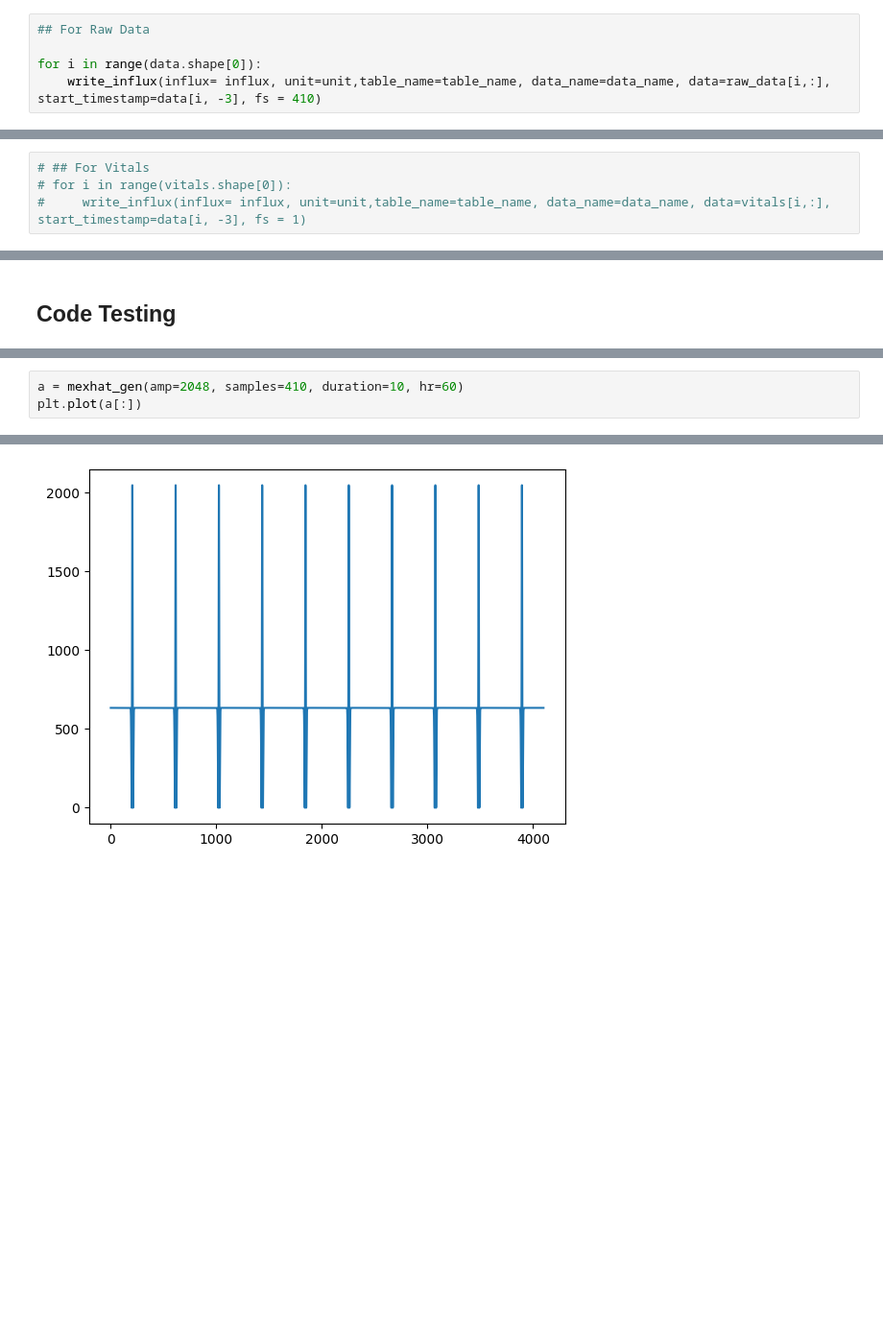
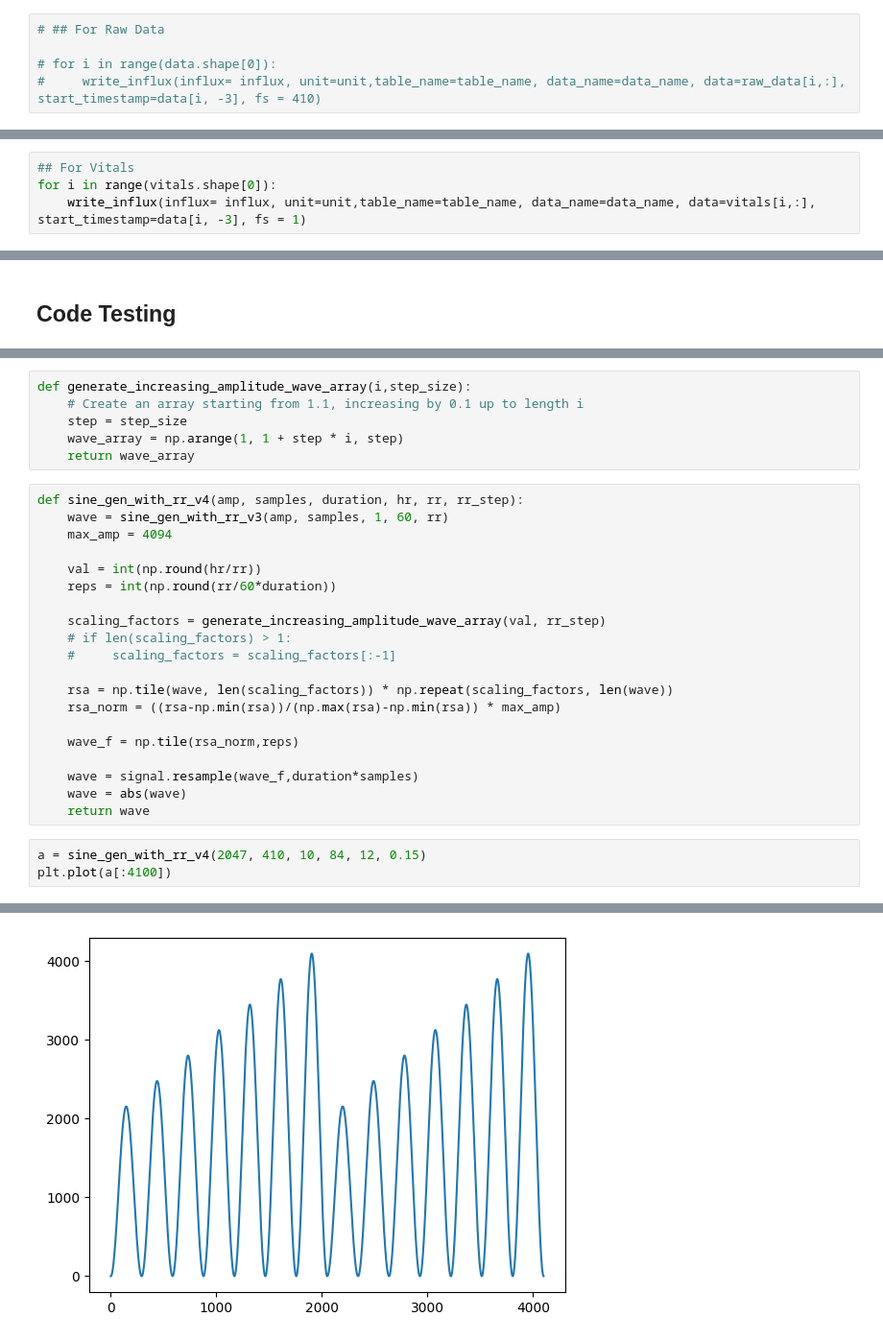
Before and after one commit to zaidpitafi/heartsim, a Jupyter notebook: z.ipynb, the cells around one changed output, grey strips where cells are left out. Shown: that part at 96% size. Saved outputs shown, nothing was run; the diff lists cells and outputs as text; blank space fills up the shorter version.

```diff
--- a/z.ipynb
+++ b/z.ipynb
@@ -85,5 +101,5 @@ plt.plot(raw_data[0,:2200])
 # %%
-## For Raw Data
+# ## For Raw Data
 
-for i in range(data.shape[0]):
-    write_influx(influx= influx, unit=unit,table_name=table_name, data_name=data_name, data=raw_data[i,:], start_timestamp=data[i, -3], fs = 410)
+# for i in range(data.shape[0]):
+#     write_influx(influx= influx, unit=unit,table_name=table_name, data_name=data_name, data=raw_data[i,:], start_timestamp=data[i, -3], fs = 410)
@@ -200,4 +106,4 @@ Done
 # %%
-# ## For Vitals
-# for i in range(vitals.shape[0]):
-#     write_influx(influx= influx, unit=unit,table_name=table_name, data_name=data_name, data=vitals[i,:], start_timestamp=data[i, -3], fs = 1)
+## For Vitals
+for i in range(vitals.shape[0]):
+    write_influx(influx= influx, unit=unit,table_name=table_name, data_name=data_name, data=vitals[i,:], start_timestamp=data[i, -3], fs = 1)
@@ -215,4 +152,30 @@ def mexhat_gen(amp, samples, duration, hr):
+# %%
+def generate_increasing_amplitude_wave_array(i,step_size):
+    # Create an array starting from 1.1, increasing by 0.1 up to length i
+    step = step_size
+    wave_array = np.arange(1, 1 + step * i, step)
+    return wave_array
+# %%
+def sine_gen_with_rr_v4(amp, samples, duration, hr, rr, rr_step):
+    wave = sine_gen_with_rr_v3(amp, samples, 1, 60, rr)
+    max_amp = 4094
+
+    val = int(np.round(hr/rr))
+    reps = int(np.round(rr/60*duration))
+
+    scaling_factors = generate_increasing_amplitude_wave_array(val, rr_step)
+    # if len(scaling_factors) > 1:
+    #     scaling_factors = scaling_factors[:-1]
+
+    rsa = np.tile(wave, len(scaling_factors)) * np.repeat(scaling_factors, len(wave))
+    rsa_norm = ((rsa-np.min(rsa))/(np.max(rsa)-np.min(rsa)) * max_amp)
+
+    wave_f = np.tile(rsa_norm,reps)
+
+    wave = signal.resample(wave_f,duration*samples)
+    wave = abs(wave)
+    return wave
 # %%
-a = mexhat_gen(amp=2048, samples=410, duration=10, hr=60)
-plt.plot(a[:])
+a = sine_gen_with_rr_v4(2047, 410, 10, 84, 12, 0.15)
+plt.plot(a[:4100])
 # %% [output]
@@ -223 +183 @@ in SciPy 1.15. We recommend using PyWavelets instead.
-[figure, old version]
+[figure, new version]
```
Also changed, not shown: parts of 19 cells of this notebook, 2 other files.
